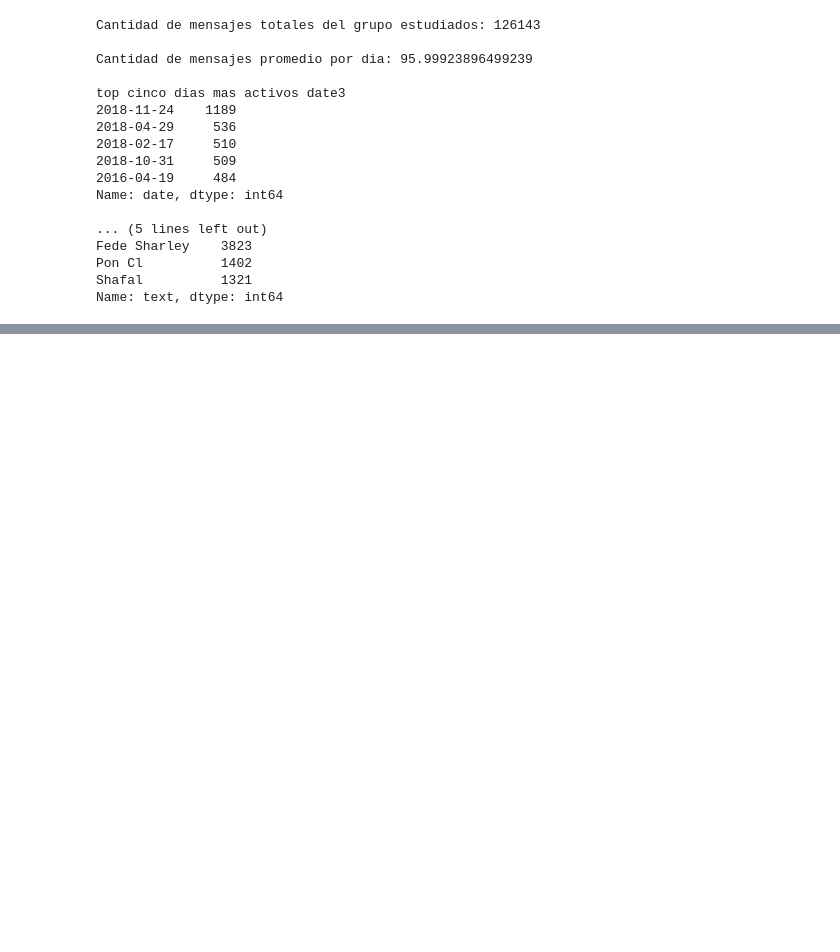
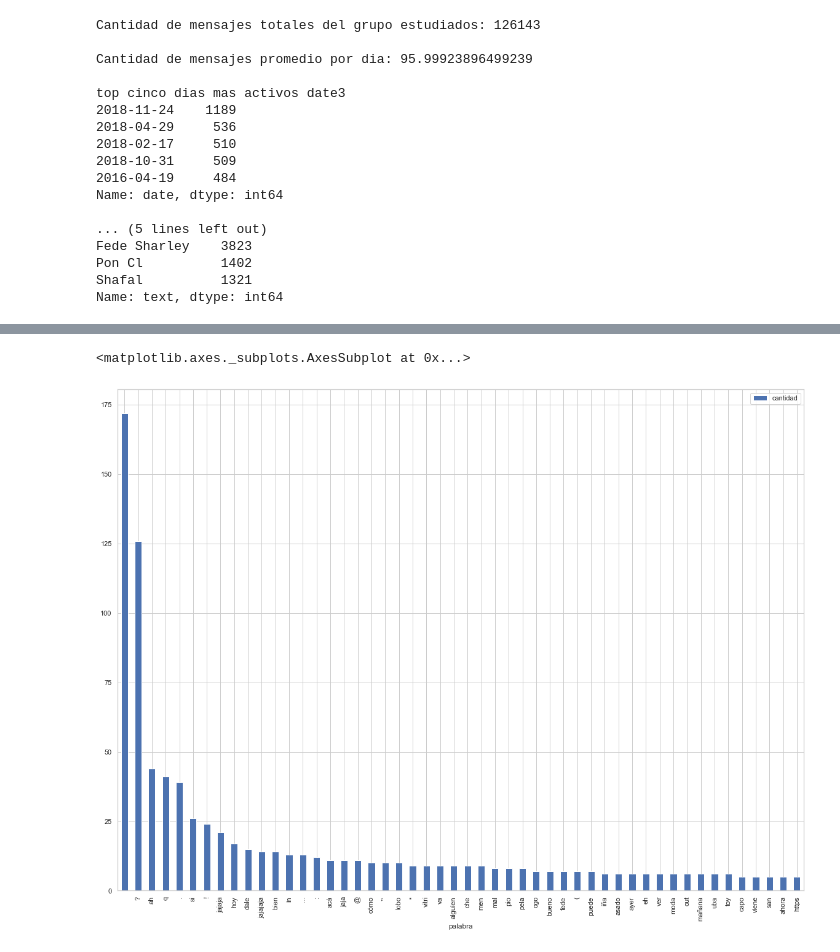
Before and after one commit to joaquin-tempelsman/data-stories, a Jupyter notebook: Whatsapp group - analytics/notebook - DH.ipynb, the cells around one changed output, grey strips where cells are left out. Saved outputs shown, nothing was run; the diff lists cells and outputs as text; code cells hidden in the pictures; blank space fills up the shorter version.

```diff
--- a/Whatsapp group - analytics/notebook - DH.ipynb
+++ b/Whatsapp group - analytics/notebook - DH.ipynb
@@ -357,0 +416,2 @@ Name: text, dtype: int64
+# %%
+sample['tokened'] = sample.text_no_emot.apply(word_tokenize)
@@ -357,0 +425,35 @@ Name: text, dtype: int64
+# %%
+from nltk.corpus import stopwords
+
+def remove_stopwords(words):
+    stop = [word for word in words if word not in stopwords.words('spanish')]
+    return stop
+
+sample['nonstop'] = sample.normal.apply(remove_stopwords)
+# %%
+def removePunc(wordList):
+    palabras_list=[]
+#     puncList = [".",";",":","!","?","/","\\",",",")","(","\""]
+    puncList = [["."],[";"],[":"],["!"],["?"],["/"],[","],[")"],["("],["..."],[".."],[", "],[",,"],[" "],["#"],["!"],["."] ]
+    lista = [i.strip().split(',') for i in wordList]
+
+    for element in lista:
+        palabras = element
+
+        if palabras in puncList:
+            pass
+        else:
+            palabras_list.append(palabras)
+
+
+
+    return palabras_list
+
+sample['clean_text'] = sample.nonstop.apply(removePunc)
+# %%
+palabras = pd.DataFrame({'palabra':','.join(sample.nonstop.apply(lambda x:','.join(x))).split(',')})
+
+#palabras = pd.DataFrame({'palabra':','.join(sample.clean_text.apply(lambda x:','.join([str(i) for i in x]))).split(',')})
+
+
+palabras.groupby('palabra').size().reset_index().rename(columns={0:'cantidad'}).sort_values('cantidad',ascending=False).head(30)
@@ -357,0 +478,8 @@ Name: text, dtype: int64
+# %%
+#solo las primeras 50 palabras mas comunes
+
+plt.rcParams['figure.figsize'] = [20, 15]
+palabras.groupby('palabra').size().reset_index().rename(columns={0:'cantidad'}).sort_values('cantidad',ascending=False).iloc[:50,:].plot.bar(y='cantidad',x='palabra')
+# %% [output]
+<matplotlib.axes._subplots.AxesSubplot at 0x...>
+[figure, added]
```
Also changed, not shown: parts of 9 cells of this notebook, 2 other files.
